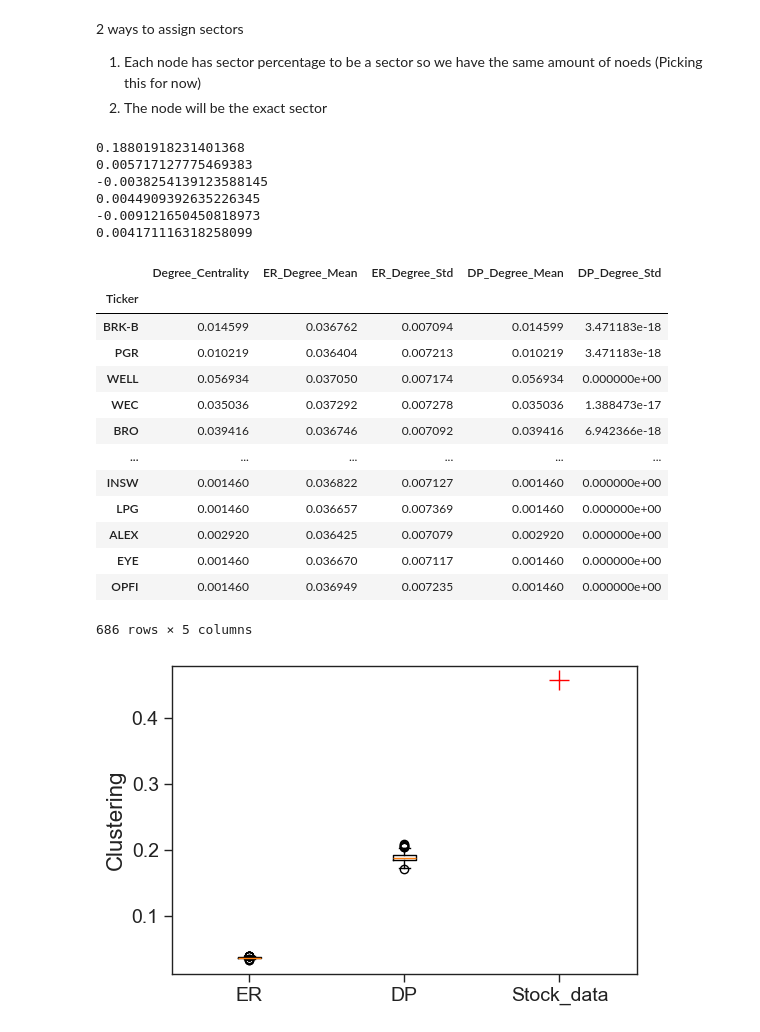
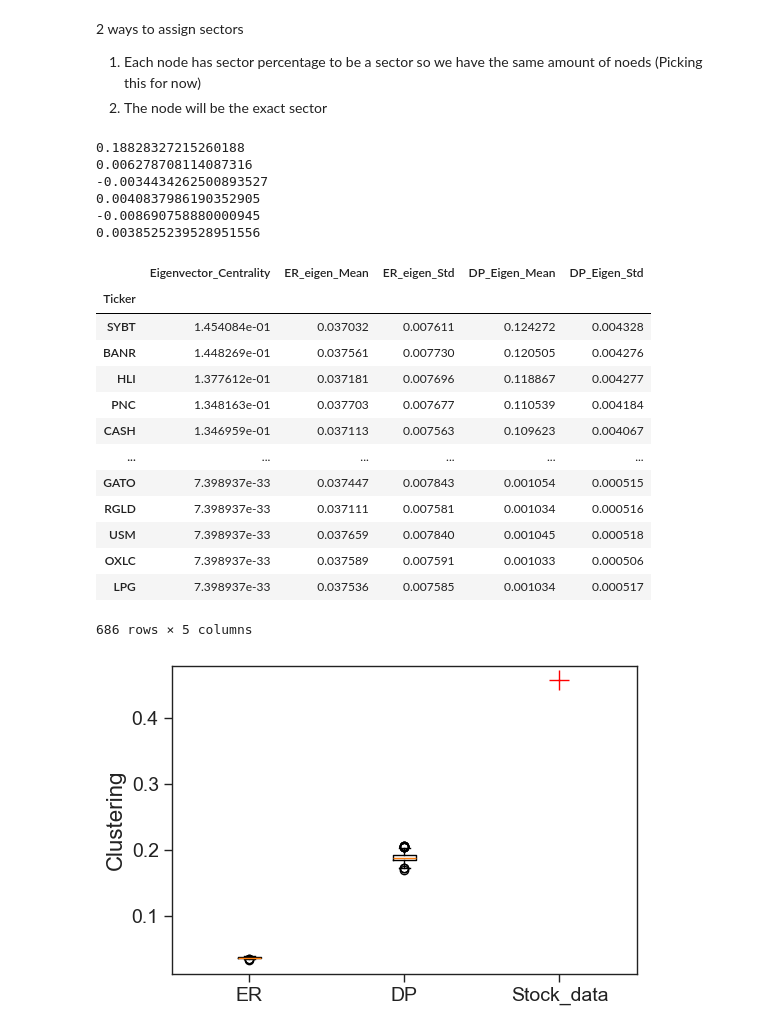
Before and after one commit to Sankalp-Bartwal/stock-correlation-study, a Jupyter notebook: networkDiagram.ipynb, the cells around one changed output. Cells and saved outputs as stored; diff of their text form; code cells hidden in the pictures.

```diff
--- a/networkDiagram.ipynb
+++ b/networkDiagram.ipynb
@@ -483,6 +494,7 @@ assortativity_DP_exact = [] # approach 2
 degree_centrality_dp_list = []
 clustering_dp_list = []
 eigen_dp_list = []
+path_len_dp =[]
 sectors = list(sector_percentages.keys())
 probabilities = [float(sector_percentages[sector]) for sector in sectors]
 
@@ -518,6 +530,12 @@ for i in range(1000): # 1000 is better
     degree_centrality_dp_list.append(nx.degree_centrality(DP))
     clustering_dp_list.append(nx.clustering(DP))
     eigen_dp_list.append(nx.eigenvector_centrality(DP))
+    if nx.is_connected(G_stocks):
+        path_len_dp.append(nx.average_shortest_path_length(G_stocks))
+    else:
+        components = [G_stocks.subgraph(c).copy() for c in nx.connected_components(G_stocks)]
+        total_nodes = sum(len(c.nodes()) for c in components)
+        path_len_dp.append(sum(nx.average_shortest_path_length(c) * len(c.nodes()) for c in components) / total_nodes)
 
 # Convert lists to DataFrames indexed by ticker
 deg_centrality_dp_df = pd.DataFrame(degree_centrality_dp_list).T
@@ -555,34 +573,35 @@ print(np.std(assortativity_DP))
 print(np.mean(assortativity_DP_exact))
 print(np.std(assortativity_DP_exact))
 # %% [output]
-0.18801918231401368
-0.005717127775469383
--0.0038254139123588145
-0.0044909392635226345
--0.009121650450818973
-0.004171116318258099
+0.18828327215260188
+0.006278708114087316
+-0.0034434262500893527
+0.0040837986190352905
+-0.008690758880000945
+0.0038525239528951556
 # %%
 # Merge with real graph metrics
 deg_centrality_df = deg_centrality_df.join(deg_centrality_dp_stats, how='left')
 cluster_df = cluster_df.join(clustering_dp_stats, how='left')
 eigen_centrality_df = eigen_centrality_df.join(eigen_dp_stats, how='left')
-# %%
-deg_centrality_df
-# %% [output]
-|  | Degree_Centrality | ER_Degree_Mean | ER_Degree_Std | DP_Degree_Mean | DP_Degree_Std |
-| Ticker |  |  |  |  |  |
-| BRK-B | 0.014599 | 0.036762 | 0.007094 | 0.014599 | 3.471183e-18 |
-| PGR | 0.010219 | 0.036404 | 0.007213 | 0.010219 | 3.471183e-18 |
-| WELL | 0.056934 | 0.037050 | 0.007174 | 0.056934 | 0.000000e+00 |
-| WEC | 0.035036 | 0.037292 | 0.007278 | 0.035036 | 1.388473e-17 |
-| BRO | 0.039416 | 0.036746 | 0.007092 | 0.039416 | 6.942366e-18 |
-| ... | ... | ... | ... | ... | ... |
-| INSW | 0.001460 | 0.036822 | 0.007127 | 0.001460 | 0.000000e+00 |
-| LPG | 0.001460 | 0.036657 | 0.007369 | 0.001460 | 0.000000e+00 |
-| ALEX | 0.002920 | 0.036425 | 0.007079 | 0.002920 | 0.000000e+00 |
-| EYE | 0.001460 | 0.036670 | 0.007117 | 0.001460 | 0.000000e+00 |
-| OPFI | 0.001460 | 0.036949 | 0.007235 | 0.001460 | 0.000000e+00 |
-686 rows × 5 columns
+# %%
+# deg_centrality_df
+eigen_centrality_df.sort_values('Eigenvector_Centrality', ascending=False)
+# %% [output]
+|  | Eigenvector_Centrality | ER_eigen_Mean | ER_eigen_Std | DP_Eigen_Mean | DP_Eigen_Std |
+| Ticker |  |  |  |  |  |
+| SYBT | 1.454084e-01 | 0.037032 | 0.007611 | 0.124272 | 0.004328 |
+| BANR | 1.448269e-01 | 0.037561 | 0.007730 | 0.120505 | 0.004276 |
+| HLI | 1.377612e-01 | 0.037181 | 0.007696 | 0.118867 | 0.004277 |
+| PNC | 1.348163e-01 | 0.037703 | 0.007677 | 0.110539 | 0.004184 |
+| CASH | 1.346959e-01 | 0.037113 | 0.007563 | 0.109623 | 0.004067 |
+| ... | ... | ... | ... | ... | ... |
+| GATO | 7.398937e-33 | 0.037447 | 0.007843 | 0.001054 | 0.000515 |
+| RGLD | 7.398937e-33 | 0.037111 | 0.007581 | 0.001034 | 0.000516 |
+| USM | 7.398937e-33 | 0.037659 | 0.007840 | 0.001045 | 0.000518 |
+| OXLC | 7.398937e-33 | 0.037589 | 0.007591 | 0.001033 | 0.000506 |
+| LPG | 7.398937e-33 | 0.037536 | 0.007585 | 0.001034 | 0.000517 |
+686 rows × 5 columns
 # %%
 # Clustering coefficient
 fig = plt.figure(figsize=(6,4))
```
Also changed, not shown: parts of 5 cells of this notebook.
